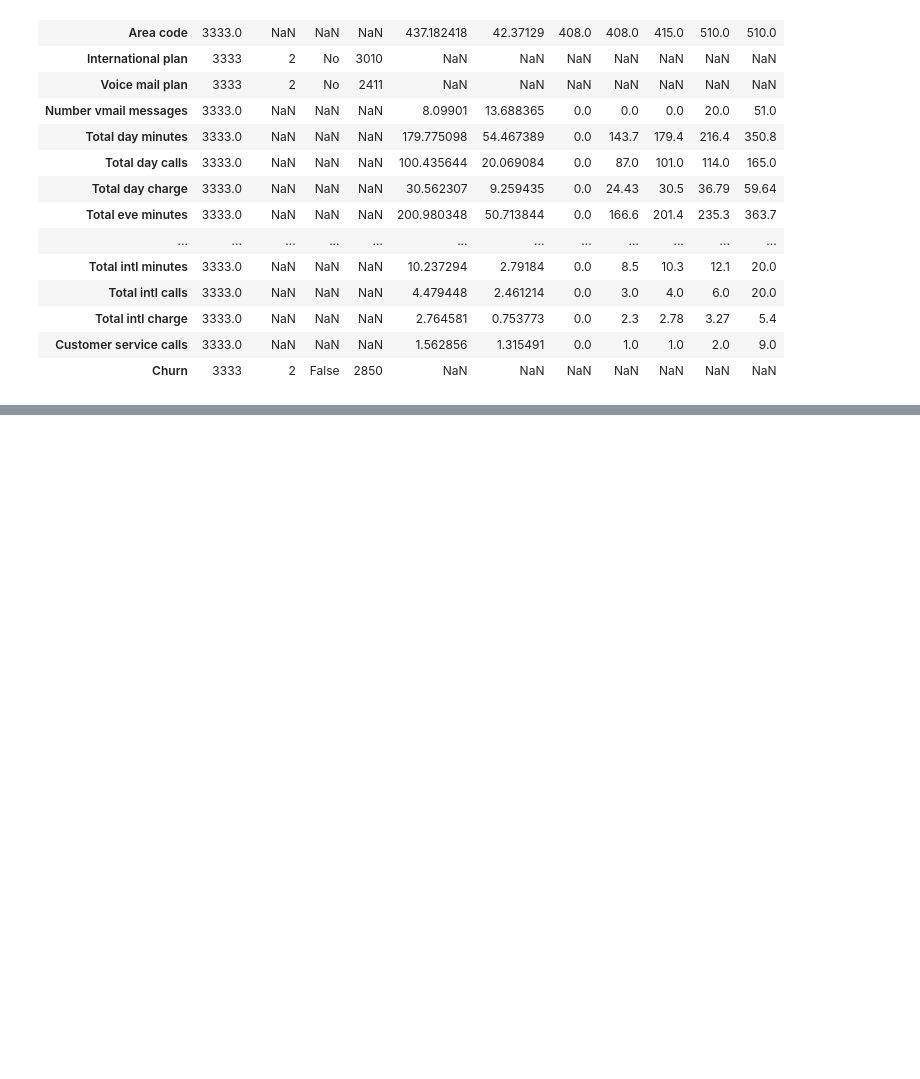
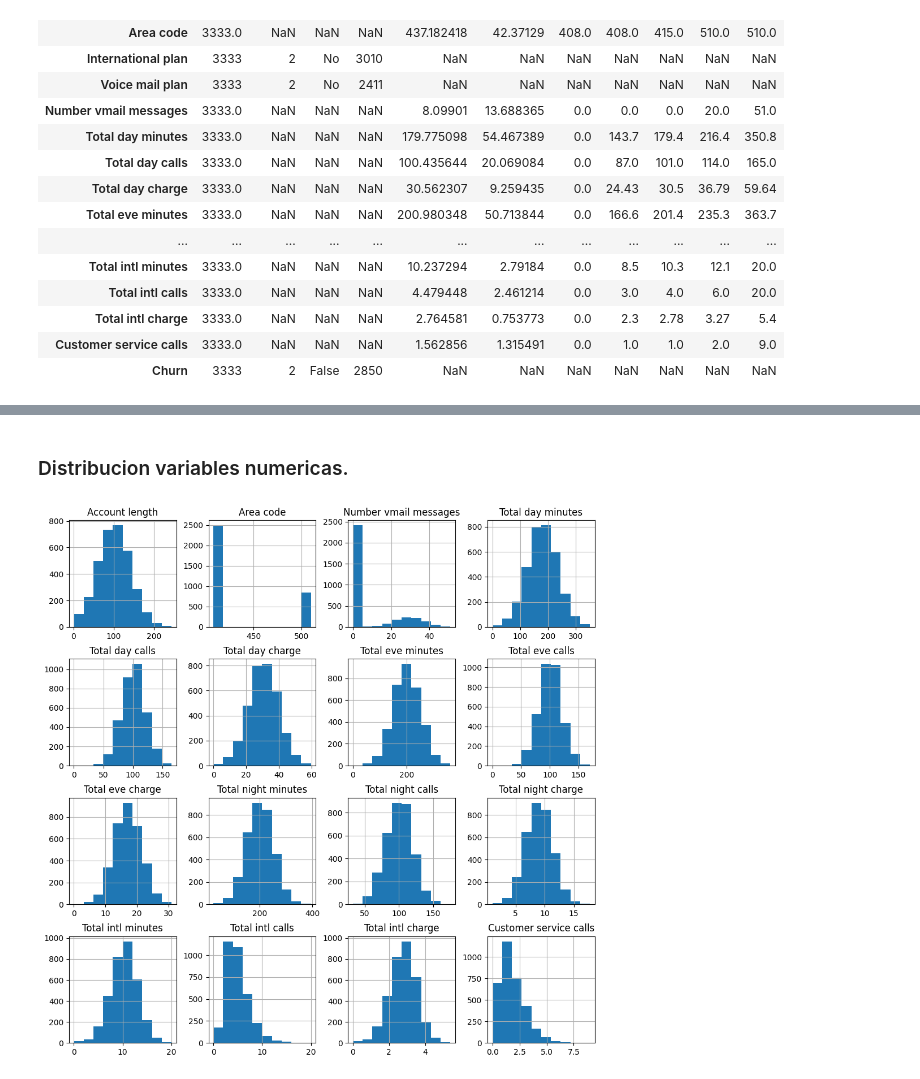
Before and after one commit to carteag43066/Machine_Learning_1_EAN, a Jupyter notebook: Codigo/Talleres/Telecom.ipynb, the cells around one changed output, grey strips where cells are left out. Saved outputs shown, nothing was run; the diff lists cells and outputs as text; code cells hidden in the pictures; blank space fills up the shorter version.

```diff
--- a/Codigo/Talleres/Telecom.ipynb
+++ b/Codigo/Talleres/Telecom.ipynb
@@ -209,3 +224,11 @@ df.describe(include='all').T
 | Total intl charge | 3333.0 | NaN | NaN | NaN | 2.764581 | 0.753773 | 0.0 | 2.3 | 2.78 | 3.27 | 5.4 |
 | Customer service calls | 3333.0 | NaN | NaN | NaN | 1.562856 | 1.315491 | 0.0 | 1.0 | 1.0 | 2.0 | 9.0 |
 | Churn | 3333 | 2 | False | 2850 | NaN | NaN | NaN | NaN | NaN | NaN | NaN |
+# %%
+# Identificamos las variables categoricas y numericas
+var_categoricas = df_final.select_dtypes(include=['object']).columns
+var_numericas = df_final.select_dtypes(exclude=['object']).columns
+
+print('Variables categoricas: ', var_categoricas)
+print('------------------------------------------------')
+print('Variables numericas: ', var_numericas)
@@ -211,0 +266,8 @@ df.describe(include='all').T
+# %% [markdown]
+### Distribucion variables numericas.
+# %%
+# Histograma de las variables numericas
+df_final[var_numericas].hist(figsize=(12, 12))
+plt.show()
+# %% [output]
+[figure, added]
```
Also changed, not shown: parts of 16 cells of this notebook.
